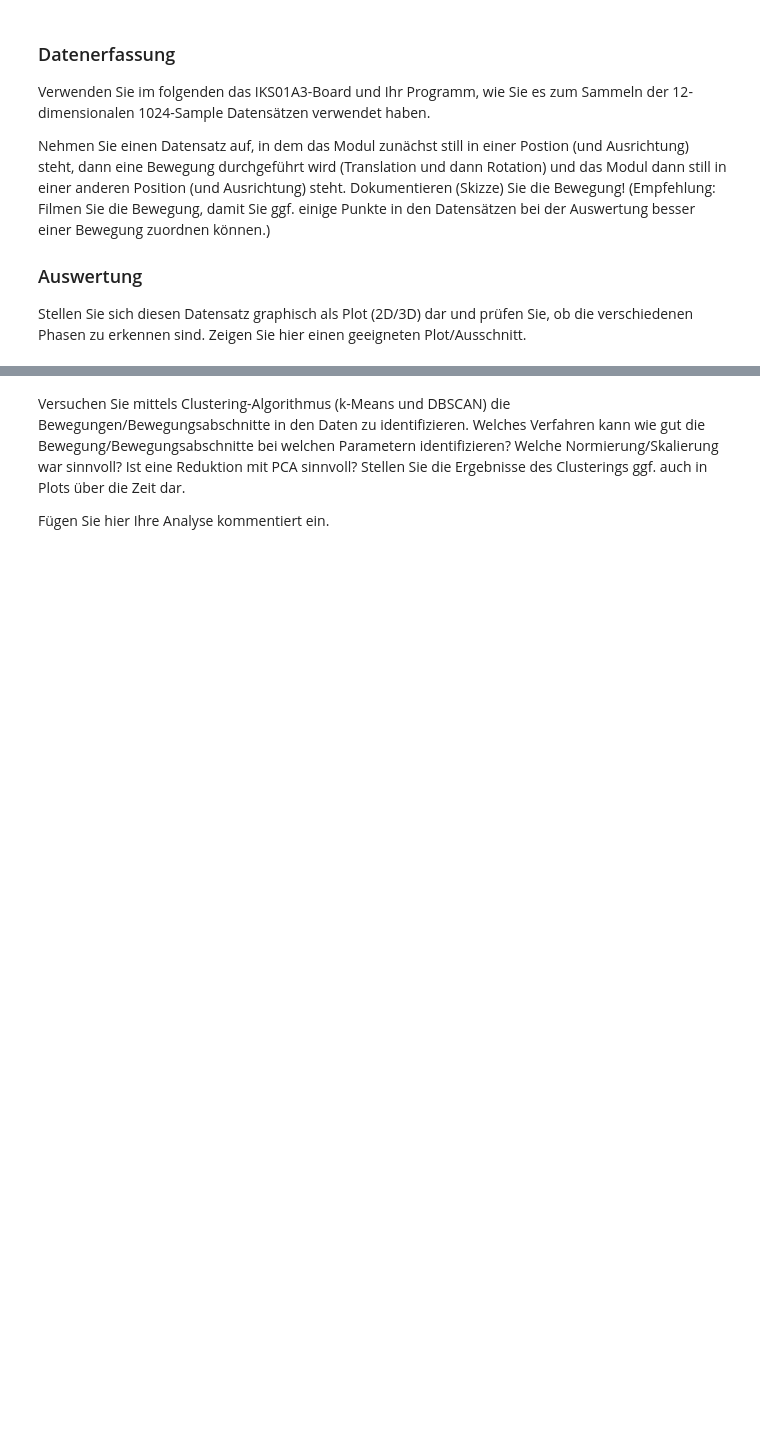
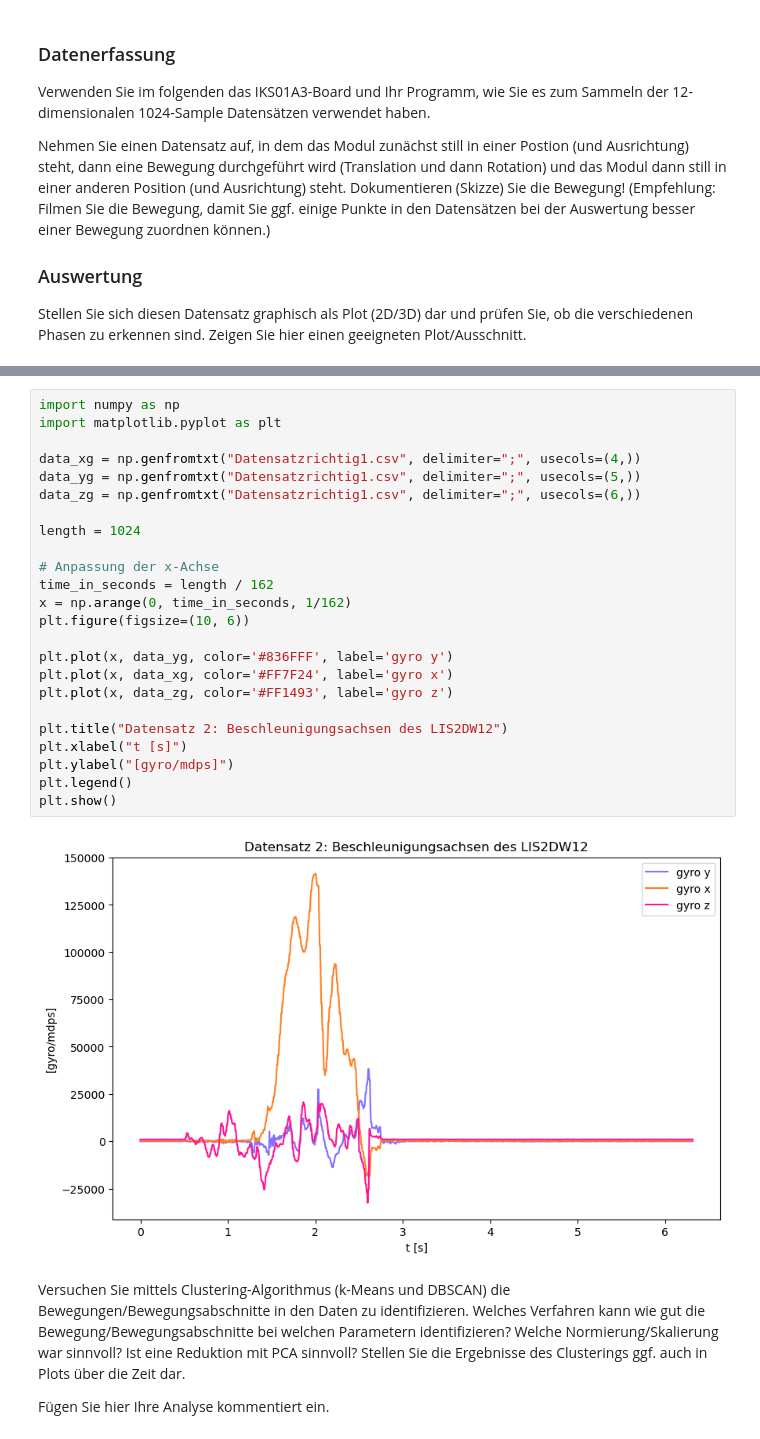
Before and after one commit to kanuphamm/ISS_Praktikum, a Jupyter notebook: Praktikum4/Praktikum4_v02tt-Copy1.ipynb, the cells around one changed output, grey strips where cells are left out. Drawn from its saved outputs; the diff is of its cells as text; blank space fills up the shorter version.

```diff
--- a/Praktikum4/Praktikum4_v02tt-Copy1.ipynb
+++ b/Praktikum4/Praktikum4_v02tt-Copy1.ipynb
@@ -264,3 +277,29 @@ NameError: name 'length' is not defined
+# %%
+import numpy as np
+import matplotlib.pyplot as plt
+
+data_xg = np.genfromtxt("Datensatzrichtig1.csv", delimiter=";", usecols=(4,))
+data_yg = np.genfromtxt("Datensatzrichtig1.csv", delimiter=";", usecols=(5,))
+data_zg = np.genfromtxt("Datensatzrichtig1.csv", delimiter=";", usecols=(6,))
+
+length = 1024
+
+# Anpassung der x-Achse
+time_in_seconds = length / 162
+x = np.arange(0, time_in_seconds, 1/162)
+plt.figure(figsize=(10, 6))
+
+plt.plot(x, data_yg, color='#836FFF', label='gyro y')
+plt.plot(x, data_xg, color='#FF7F24', label='gyro x')
+plt.plot(x, data_zg, color='#FF1493', label='gyro z')
+
+plt.title("Datensatz 2: Beschleunigungsachsen des LIS2DW12")
+plt.xlabel("t [s]")
+plt.ylabel("[gyro/mdps]")
+plt.legend()
+plt.show()
+# %% [output]
+[figure, added]
 # %% [markdown]
 Versuchen Sie mittels Clustering-Algorithmus (k-Means und DBSCAN) die Bewegungen/Bewegungsabschnitte in den Daten zu identifizieren. Welches Verfahren kann wie gut die Bewegung/Bewegungsabschnitte bei welchen Parametern identifizieren? Welche Normierung/Skalierung war sinnvoll? Ist eine Reduktion mit PCA sinnvoll? Stellen Sie die Ergebnisse des Clusterings ggf. auch in Plots über die Zeit dar.
 
```
Also changed, not shown: parts of 7 cells of this notebook.
